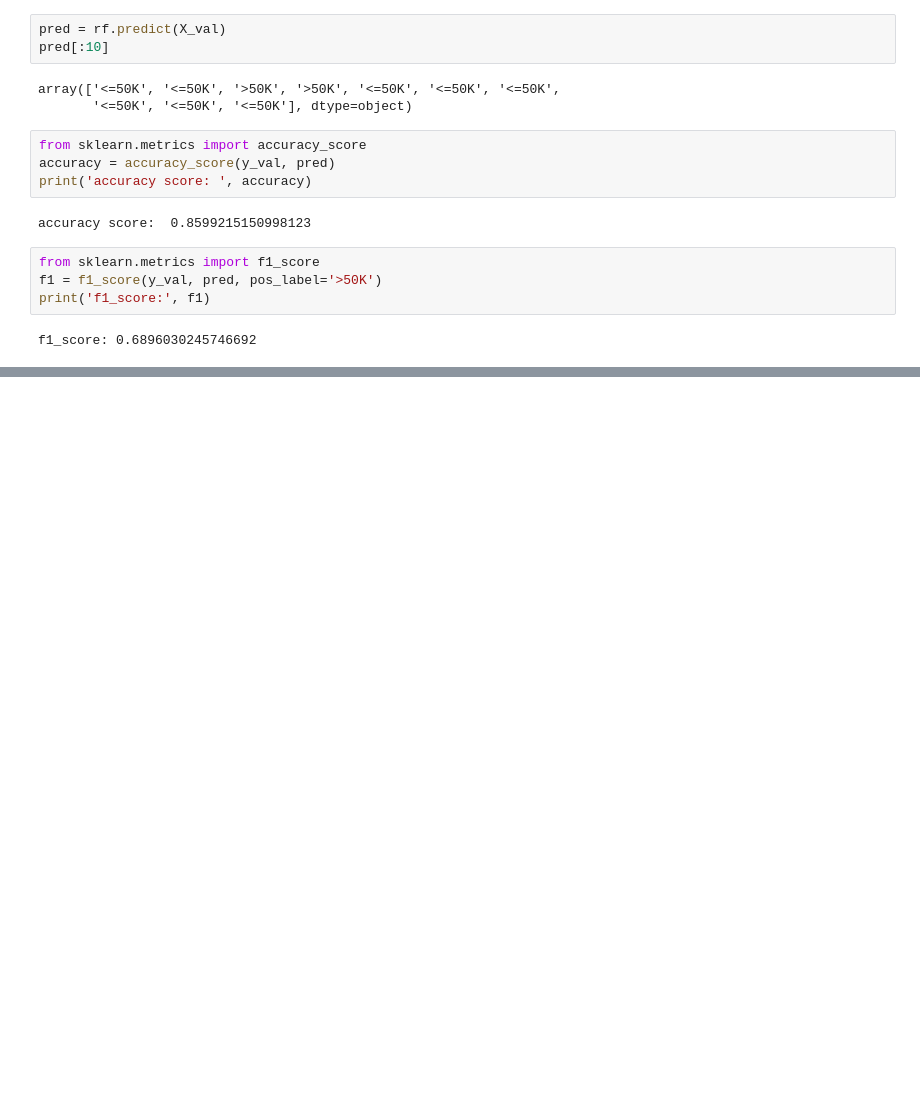
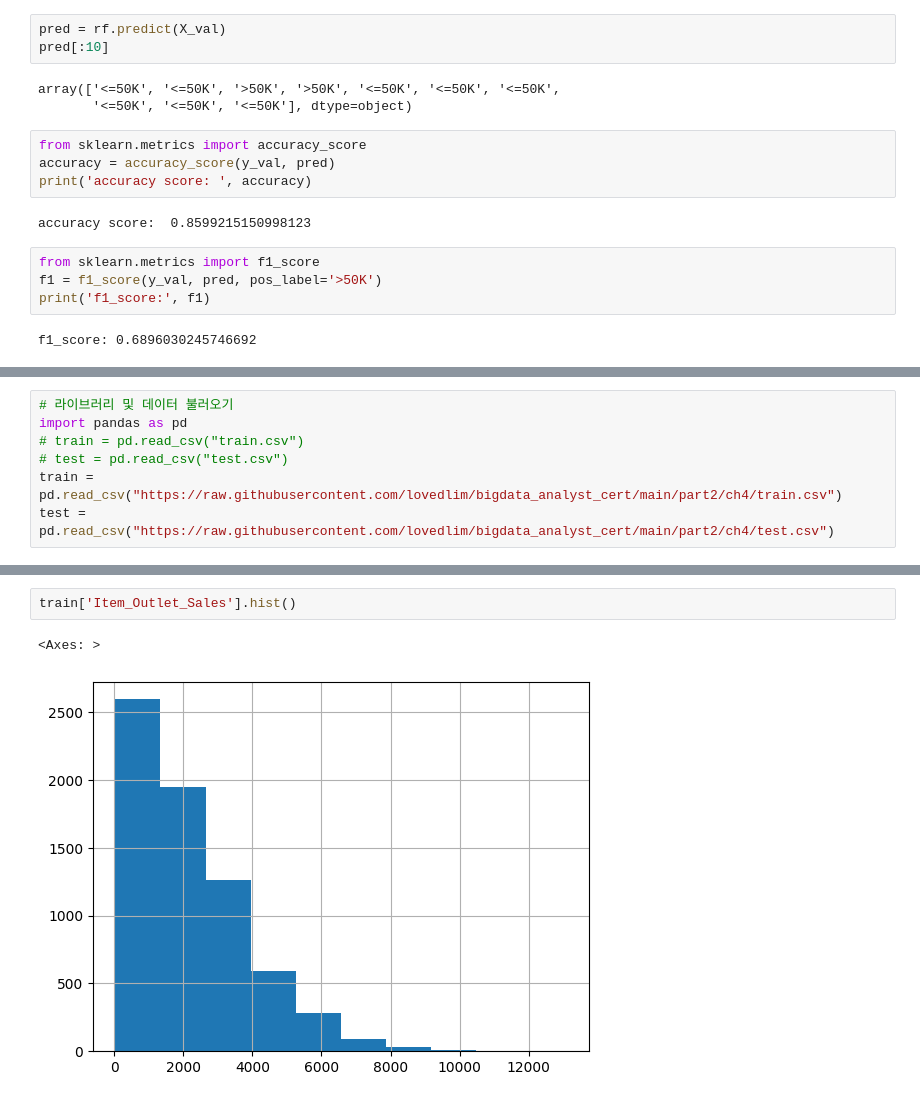
Before and after one commit to va4756/algio_sklearn, a Jupyter notebook: bigdata_sinagong_part2.ipynb, the cells around one changed output, grey strips where cells are left out. Cells and saved outputs as stored; diff of their text form; blank space fills up the shorter version.

```diff
--- a/bigdata_sinagong_part2.ipynb
+++ b/bigdata_sinagong_part2.ipynb
@@ -554,0 +665,7 @@ lgb.LGBMClassifier()
+# %%
+# 라이브러리 및 데이터 불러오기
+import pandas as pd
+# train = pd.read_csv("train.csv")
+# test = pd.read_csv("test.csv")
+train = pd.read_csv("https://raw.githubusercontent.com/lovedlim/bigdata_analyst_cert/main/part2/ch4/train.csv")
+test = pd.read_csv("https://raw.githubusercontent.com/lovedlim/bigdata_analyst_cert/main/part2/ch4/test.csv")
@@ -554,0 +729,5 @@ lgb.LGBMClassifier()
+# %%
+train['Item_Outlet_Sales'].hist()
+# %% [output]
+<Axes: >
+[figure, added]
```
Also changed, not shown: parts of 31 cells of this notebook.
